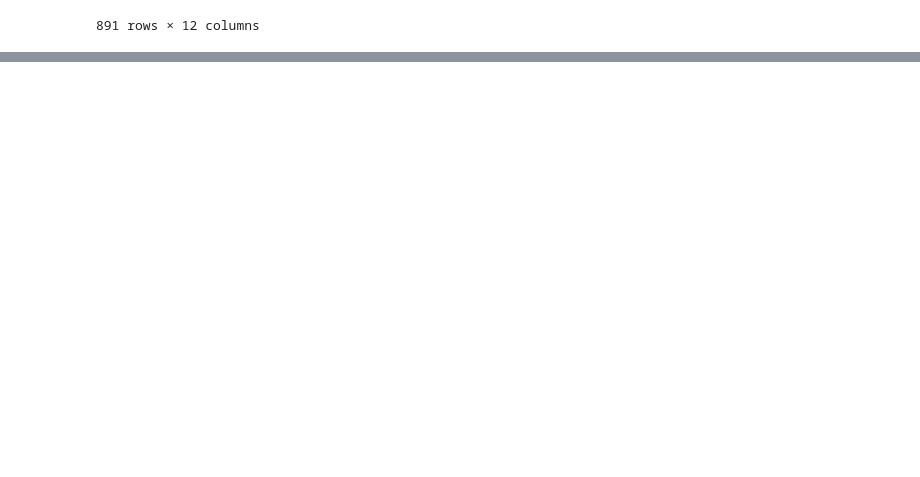
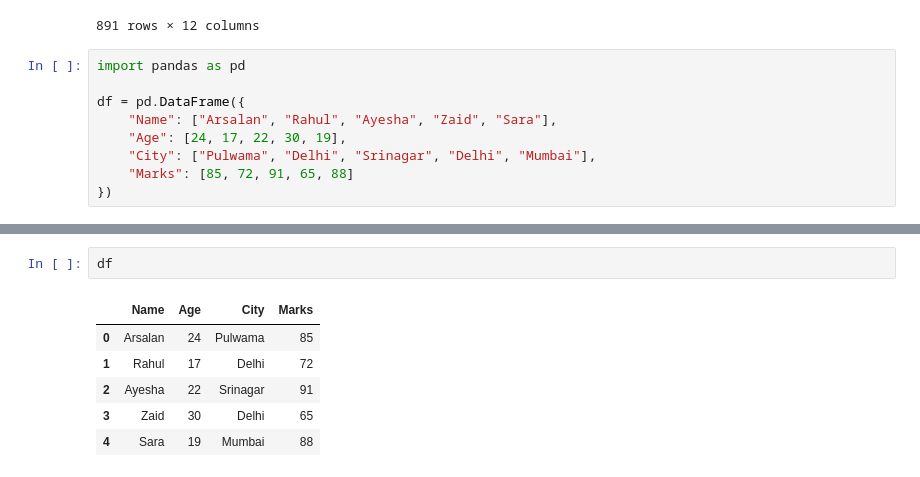
Before and after one commit to arsalanwani/Analytics, a Jupyter notebook: pandas/index.ipynb, the cells around one changed output, grey strips where cells are left out. Drawn from its saved outputs; the diff is of its cells as text; blank space fills up the shorter version.

```diff
--- a/pandas/index.ipynb
+++ b/pandas/index.ipynb
@@ -360,3 +360,12 @@ df
 | 889 | 890 | 1 | 1 | Behr, Mr. Karl Howell | male | 26.0 | 0 | 0 | 111369 | 30.0000 | ... |
 | 890 | 891 | 0 | 3 | Dooley, Mr. Patrick | male | 32.0 | 0 | 0 | 370376 | 7.7500 | ... |
 891 rows × 12 columns
+# %%
+import pandas as pd
+
+df = pd.DataFrame({
+    "Name": ["Arsalan", "Rahul", "Ayesha", "Zaid", "Sara"],
+    "Age": [24, 17, 22, 30, 19],
+    "City": ["Pulwama", "Delhi", "Srinagar", "Delhi", "Mumbai"],
+    "Marks": [85, 72, 91, 65, 88]
+})
@@ -362,0 +386,9 @@ df
+# %%
+df
+# %% [output]
+|  | Name | Age | City | Marks |
+| 0 | Arsalan | 24 | Pulwama | 85 |
+| 1 | Rahul | 17 | Delhi | 72 |
+| 2 | Ayesha | 22 | Srinagar | 91 |
+| 3 | Zaid | 30 | Delhi | 65 |
+| 4 | Sara | 19 | Mumbai | 88 |
```
Also changed, not shown: parts of 35 cells of this notebook, 1 other file.
